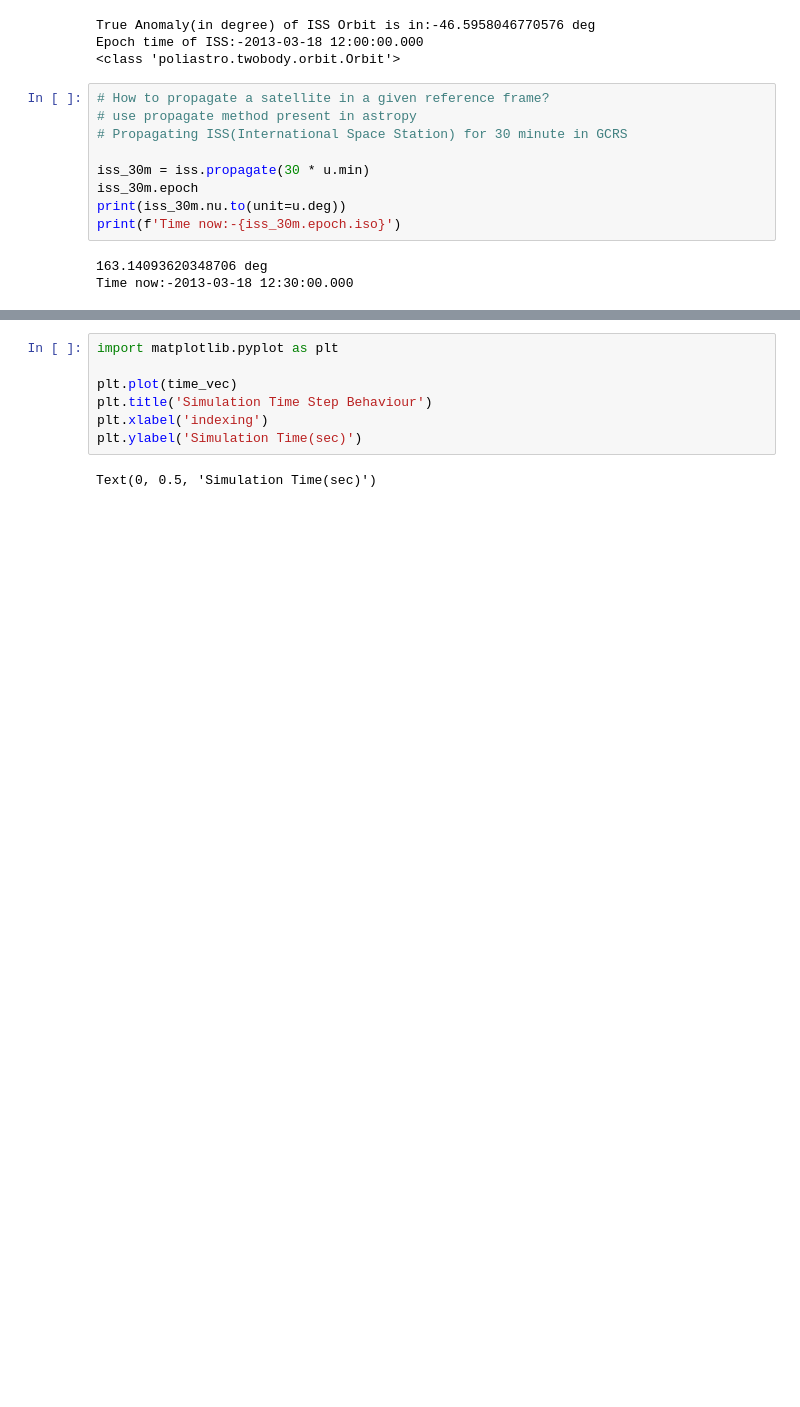
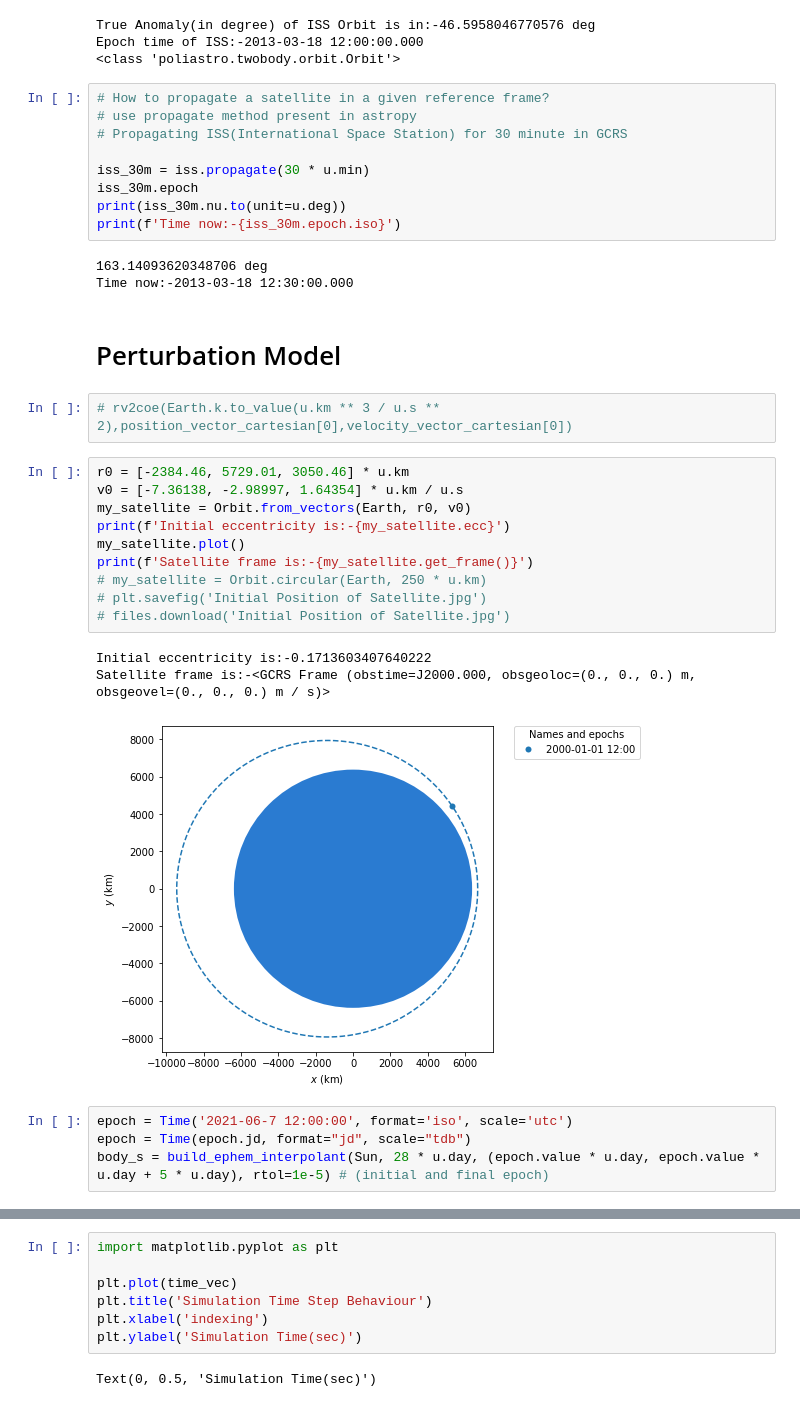
Before and after one commit to edygordo/Algorithms, a Jupyter notebook: Polyastro.ipynb, the cells around one changed output, grey strips where cells are left out. Cells and saved outputs as stored; diff of their text form; blank space fills up the shorter version.

```diff
--- a/Polyastro.ipynb
+++ b/Polyastro.ipynb
@@ -76,3 +121,25 @@ print(f'Time now:-{iss_30m.epoch.iso}')
 # %% [output]
 163.14093620348706 deg
 Time now:-2013-03-18 12:30:00.000
+# %% [markdown]
+# Perturbation Model
+# %%
+# rv2coe(Earth.k.to_value(u.km ** 3 / u.s ** 2),position_vector_cartesian[0],velocity_vector_cartesian[0])
+# %%
+r0 = [-2384.46, 5729.01, 3050.46] * u.km
+v0 = [-7.36138, -2.98997, 1.64354] * u.km / u.s
+my_satellite = Orbit.from_vectors(Earth, r0, v0)
+print(f'Initial eccentricity is:-{my_satellite.ecc}')
+my_satellite.plot()
+print(f'Satellite frame is:-{my_satellite.get_frame()}')
+# my_satellite = Orbit.circular(Earth, 250 * u.km)
+# plt.savefig('Initial Position of Satellite.jpg')
+# files.download('Initial Position of Satellite.jpg')
+# %% [output]
+Initial eccentricity is:-0.1713603407640222
+Satellite frame is:-<GCRS Frame (obstime=J2000.000, obsgeoloc=(0., 0., 0.) m, obsgeovel=(0., 0., 0.) m / s)>
+[figure, added]
+# %%
+epoch = Time('2021-06-7 12:00:00', format='iso', scale='utc')
+epoch = Time(epoch.jd, format="jd", scale="tdb")
+body_s = build_ephem_interpolant(Sun, 28 * u.day, (epoch.value * u.day, epoch.value * u.day + 5 * u.day), rtol=1e-5) # (initial and final epoch)
```
Also changed, not shown: parts of 26 cells of this notebook.
